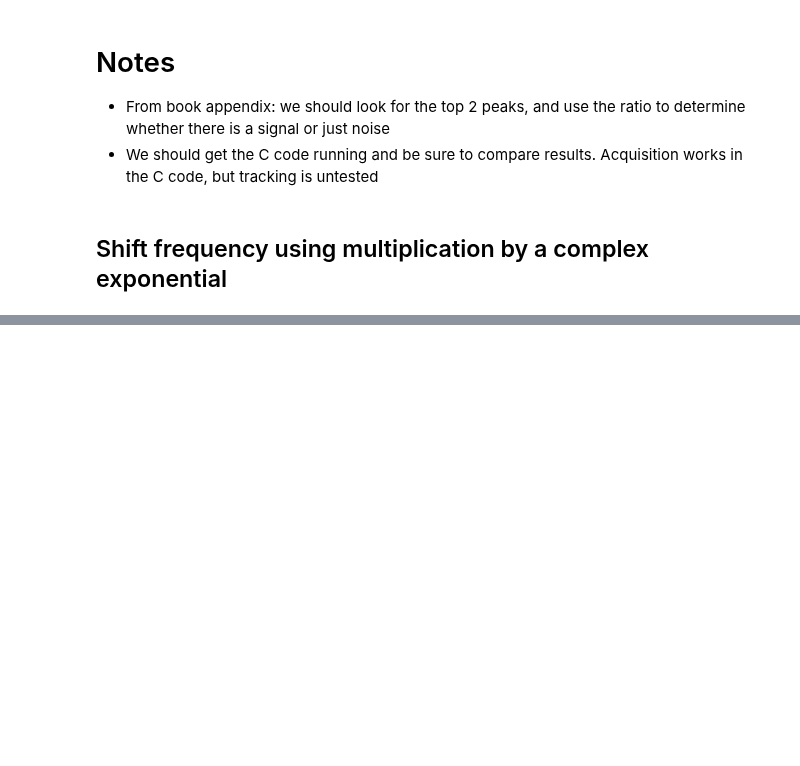
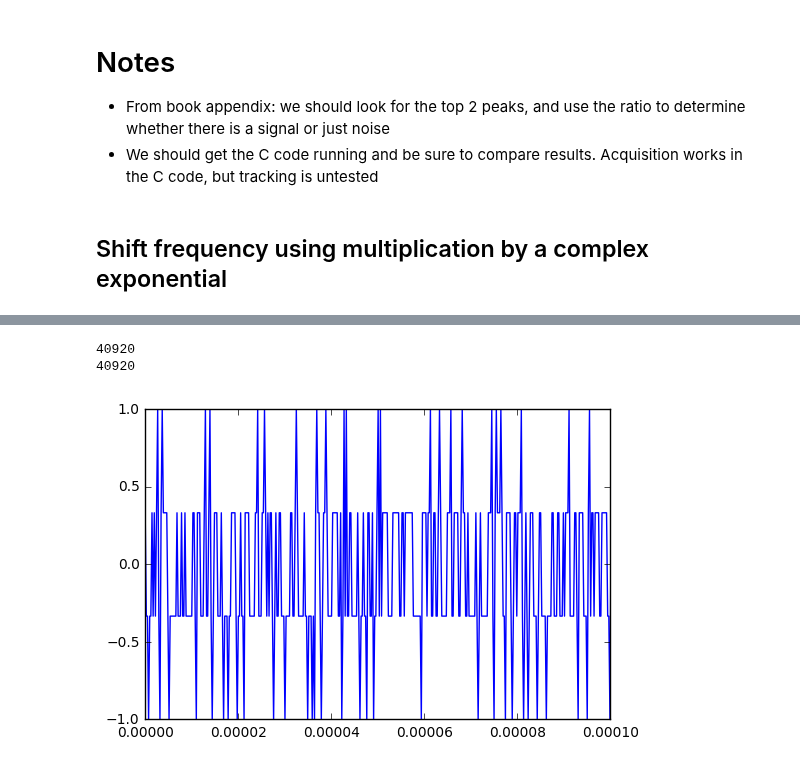
Before and after one commit to psas/gps, a Jupyter notebook: notebooks/Acquisition.ipynb, the cells around one changed output, grey strips where cells are left out. Drawn from its saved outputs; the diff is of its cells as text; code cells hidden in the pictures; blank space fills up the shorter version.

```diff
--- a/notebooks/Acquisition.ipynb
+++ b/notebooks/Acquisition.ipynb
@@ -334,17 +337,22 @@ print("Max Value: %f, at freqshift: %d, with index: %d div/4: %f"%(np.max(result
 # %%
 # Shift gold code by maximum index from prior cell
 CACode_Shifted = CACodeSampled
 np.roll(CACode_Shifted,np.argmax(resultLog))
 
 print(len(CData))
 print(len(CACode_Shifted))
 # Multiply by frequency shifted complex data:
 Result = np.zeros(len(CData), dtype=np.complex)
 for i in range(len(CData)):
     Result[i] = CACode_Shifted[i]*CData[i]
 
 plt.plot(t,Result)
+plt.xlim(0,0.0001)
 plt.show()
+# %% [output]
+40920
+40920
+[figure, added]
 # %%
 t
 # %%
```
Also changed, not shown: parts of 8 cells of this notebook.
